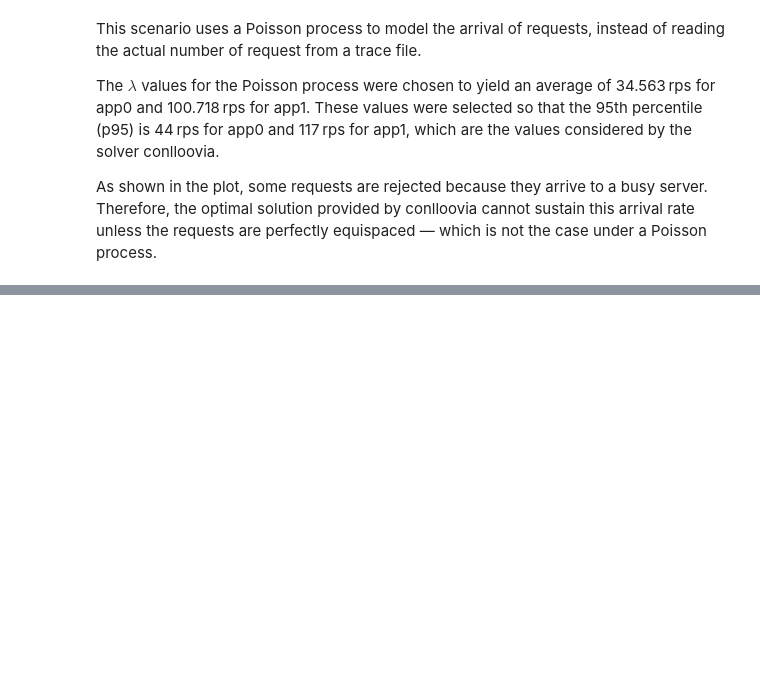
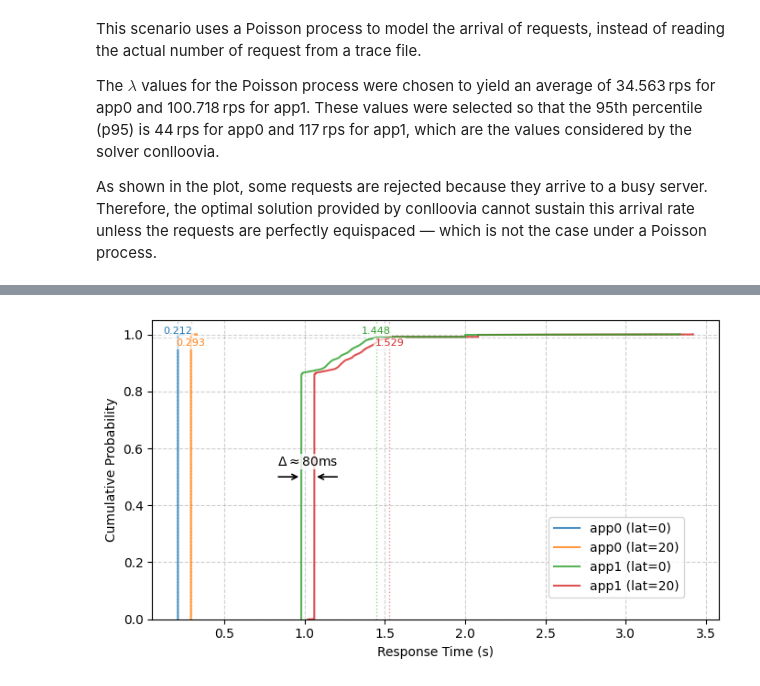
Before and after one commit to asi-uniovi/nuberu-experiments-results, a Jupyter notebook: Static-Notebook.ipynb, the cells around one changed output, grey strips where cells are left out. Drawn from its saved outputs; the diff is of its cells as text; code cells hidden in the pictures; blank space fills up the shorter version.

```diff
--- a/Static-Notebook.ipynb
+++ b/Static-Notebook.ipynb
@@ -176,0 +246,11 @@ As shown in the plot, some requests are rejected because they arrive to a busy s
+# %%
+import seaborn as sns
+
+fig, ax = plt.subplots(figsize=(7, 4))
+pu.plot_response_time_cdf(data, "trace", "drain", "SWRR", "q1000", ["l0", "l20"], percentiles=[0.99], ax=ax)
+ax.set_title(None)
+sns.move_legend(ax, "lower right", bbox_to_anchor=(0.95, 0.05), title="")
+fig.tight_layout()
+fig.savefig("cdf.png", dpi=300)
+# %% [output]
+[figure, added]
```
Also changed, not shown: parts of 22 cells of this notebook, 1 other file.
